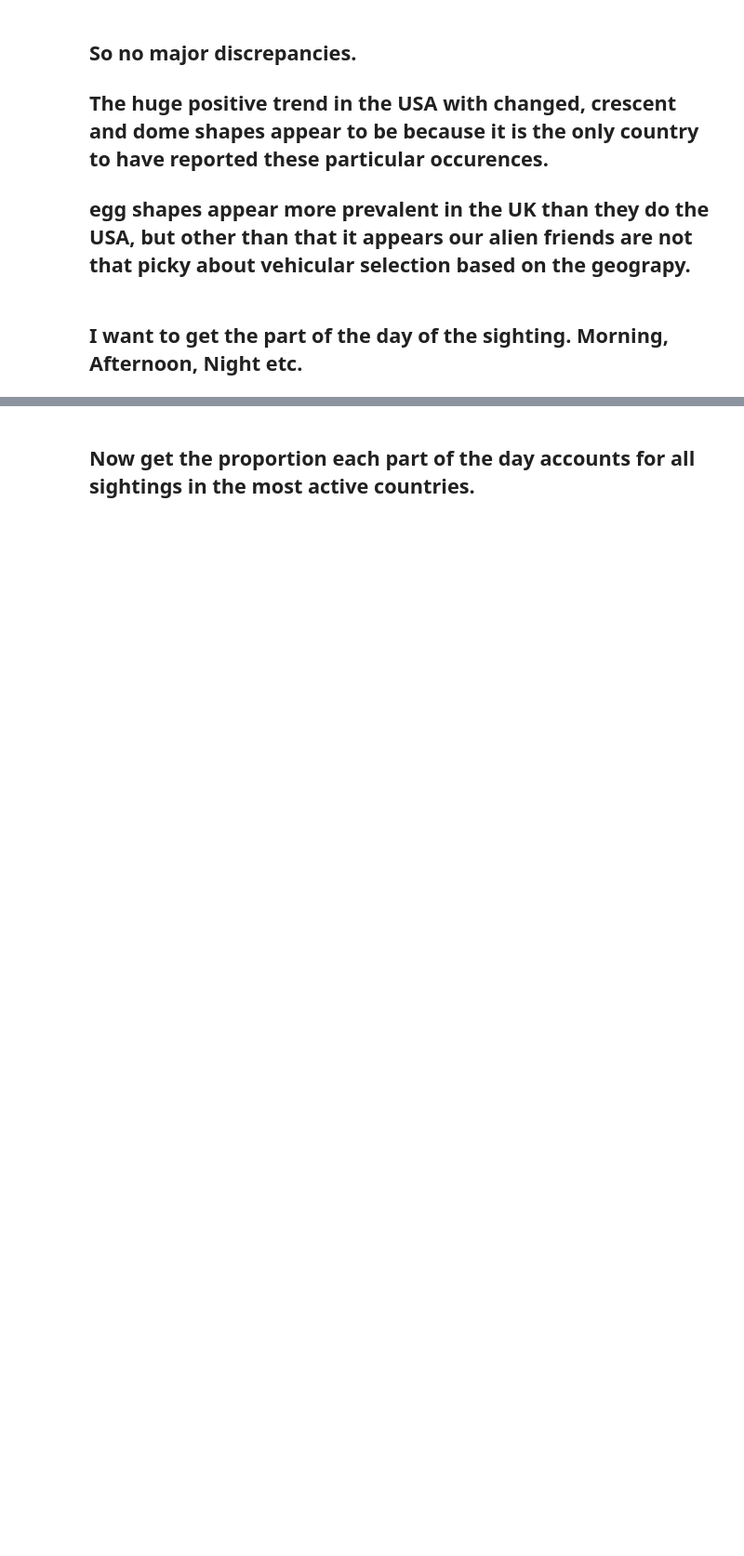
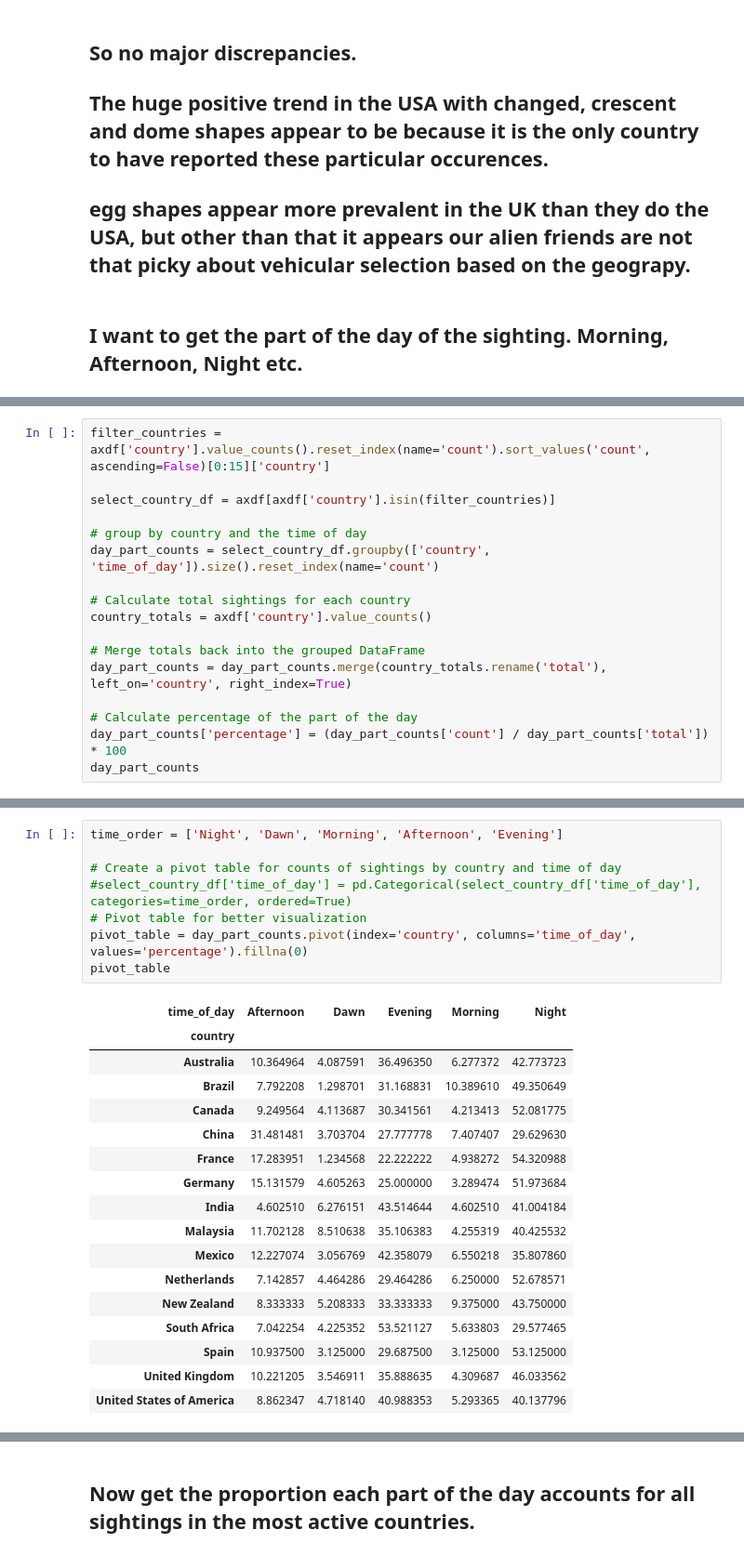
Before and after one commit to AlexIrwin141/UFO-Sightings-Analysis, a Jupyter notebook: UFO_Watch.ipynb, the cells around one changed output, grey strips where cells are left out. Shown at 93% size. Drawn from its saved outputs; the diff is of its cells as text; blank space fills up the shorter version.

```diff
--- a/UFO_Watch.ipynb
+++ b/UFO_Watch.ipynb
@@ -914,3 +890,20 @@ select_country_df.head()
 | 2 | chester (uk/england) |  | United Kingdom | round | 53.200000 | -2.916667 | 1955-10-10 17:00:00 | 1955 | 10 | ... |
 | 3 | edna | TX | United States of America | round | 28.978333 | -96.645833 | 1956-10-10 21:00:00 | 1956 | 10 | ... |
 | 4 | kaneohe | HI | United States of America | light | 21.418056 | -157.803611 | 1960-10-10 20:00:00 | 1960 | 10 | ... |
+# %%
+filter_countries = axdf['country'].value_counts().reset_index(name='count').sort_values('count', ascending=False)[0:15]['country']
+
+select_country_df = axdf[axdf['country'].isin(filter_countries)]
+
+# group by country and the time of day
+day_part_counts = select_country_df.groupby(['country', 'time_of_day']).size().reset_index(name='count')
+
+# Calculate total sightings for each country
+country_totals = axdf['country'].value_counts()
+
+# Merge totals back into the grouped DataFrame
+day_part_counts = day_part_counts.merge(country_totals.rename('total'), left_on='country', right_index=True)
+
+# Calculate percentage of the part of the day
+day_part_counts['percentage'] = (day_part_counts['count'] / day_part_counts['total']) * 100
+day_part_counts
@@ -916,0 +924,26 @@ select_country_df.head()
+# %%
+time_order = ['Night', 'Dawn', 'Morning', 'Afternoon', 'Evening']
+
+# Create a pivot table for counts of sightings by country and time of day
+#select_country_df['time_of_day'] = pd.Categorical(select_country_df['time_of_day'], categories=time_order, ordered=True)
+# Pivot table for better visualization
+pivot_table = day_part_counts.pivot(index='country', columns='time_of_day', values='percentage').fillna(0)
+pivot_table
+# %% [output]
+| time_of_day | Afternoon | Dawn | Evening | Morning | Night |
+| country |  |  |  |  |  |
+| Australia | 10.364964 | 4.087591 | 36.496350 | 6.277372 | 42.773723 |
+| Brazil | 7.792208 | 1.298701 | 31.168831 | 10.389610 | 49.350649 |
+| Canada | 9.249564 | 4.113687 | 30.341561 | 4.213413 | 52.081775 |
+| China | 31.481481 | 3.703704 | 27.777778 | 7.407407 | 29.629630 |
+| France | 17.283951 | 1.234568 | 22.222222 | 4.938272 | 54.320988 |
+| Germany | 15.131579 | 4.605263 | 25.000000 | 3.289474 | 51.973684 |
+| India | 4.602510 | 6.276151 | 43.514644 | 4.602510 | 41.004184 |
+| Malaysia | 11.702128 | 8.510638 | 35.106383 | 4.255319 | 40.425532 |
+| Mexico | 12.227074 | 3.056769 | 42.358079 | 6.550218 | 35.807860 |
+| Netherlands | 7.142857 | 4.464286 | 29.464286 | 6.250000 | 52.678571 |
+| New Zealand | 8.333333 | 5.208333 | 33.333333 | 9.375000 | 43.750000 |
+| South Africa | 7.042254 | 4.225352 | 53.521127 | 5.633803 | 29.577465 |
+| Spain | 10.937500 | 3.125000 | 29.687500 | 3.125000 | 53.125000 |
+| United Kingdom | 10.221205 | 3.546911 | 35.888635 | 4.309687 | 46.033562 |
+| United States of America | 8.862347 | 4.718140 | 40.988353 | 5.293365 | 40.137796 |
```
Also changed, not shown: parts of 24 cells of this notebook.
